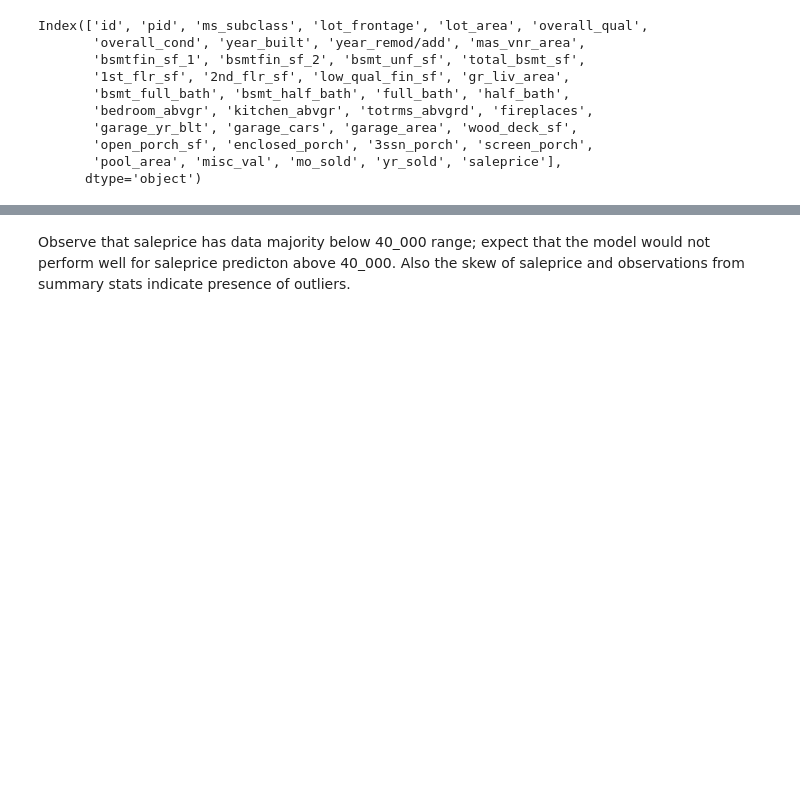
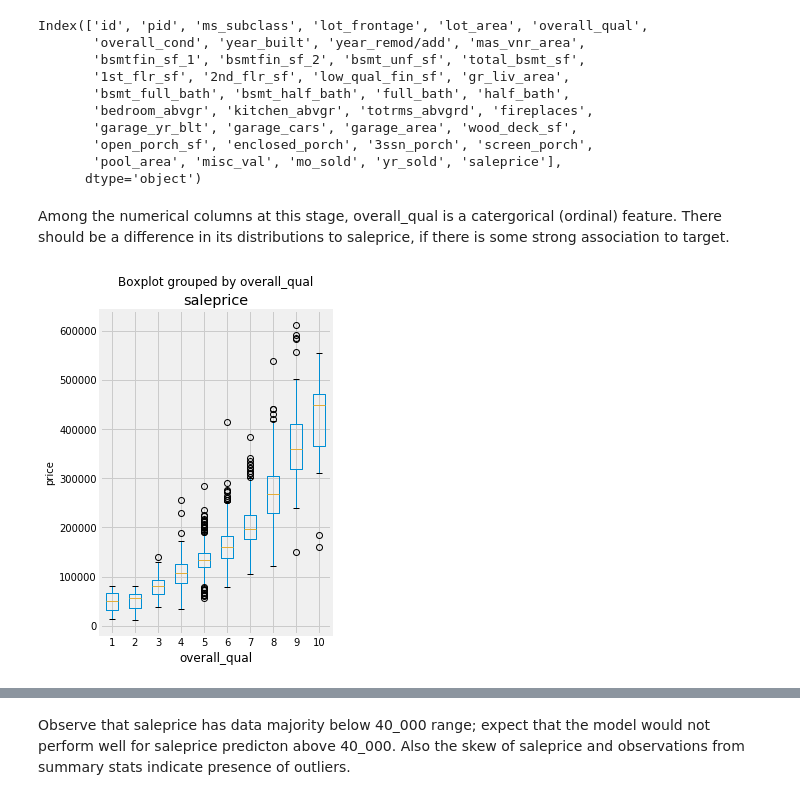
Before and after one commit to AngShengJun/dsi14projects, a Jupyter notebook: project_2/code/Project2.ipynb, the cells around one changed output, grey strips where cells are left out. Saved outputs shown, nothing was run; the diff lists cells and outputs as text; code cells hidden in the pictures; blank space fills up the shorter version.

```diff
--- a/project_2/code/Project2.ipynb
+++ b/project_2/code/Project2.ipynb
@@ -476,3 +489,11 @@ Index(['id', 'pid', 'ms_subclass', 'lot_frontage', 'lot_area', 'overall_qual',
        'open_porch_sf', 'enclosed_porch', '3ssn_porch', 'screen_porch',
        'pool_area', 'misc_val', 'mo_sold', 'yr_sold', 'saleprice'],
       dtype='object')
+# %% [markdown]
+Among the numerical columns at this stage, overall_qual is a catergorical (ordinal) feature. There should be a difference in its distributions to saleprice, if there is some strong association to target.
+# %%
+# Distribution of overall_qual to saleprice
+df.boxplot(column='saleprice', by='overall_qual',figsize = (4,6))
+plt.ylabel("price", size=10);
+# %% [output]
+[figure, added]
```
Also changed, not shown: parts of 156 cells of this notebook.
